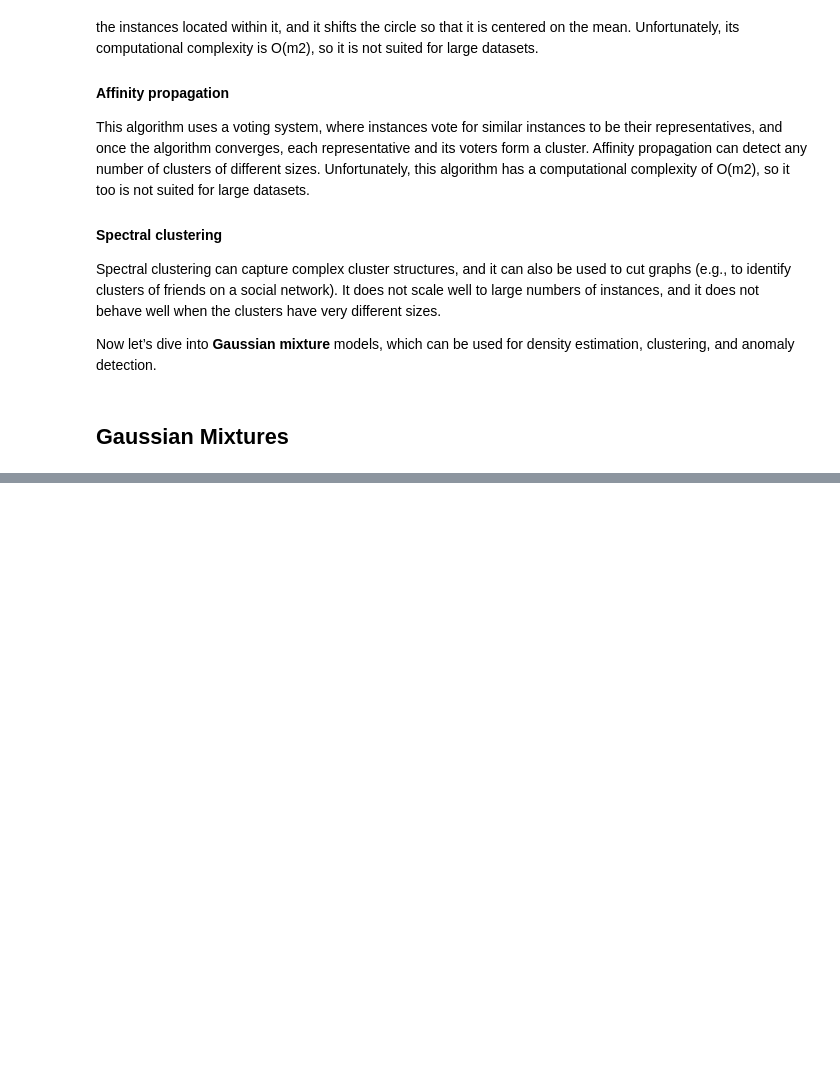
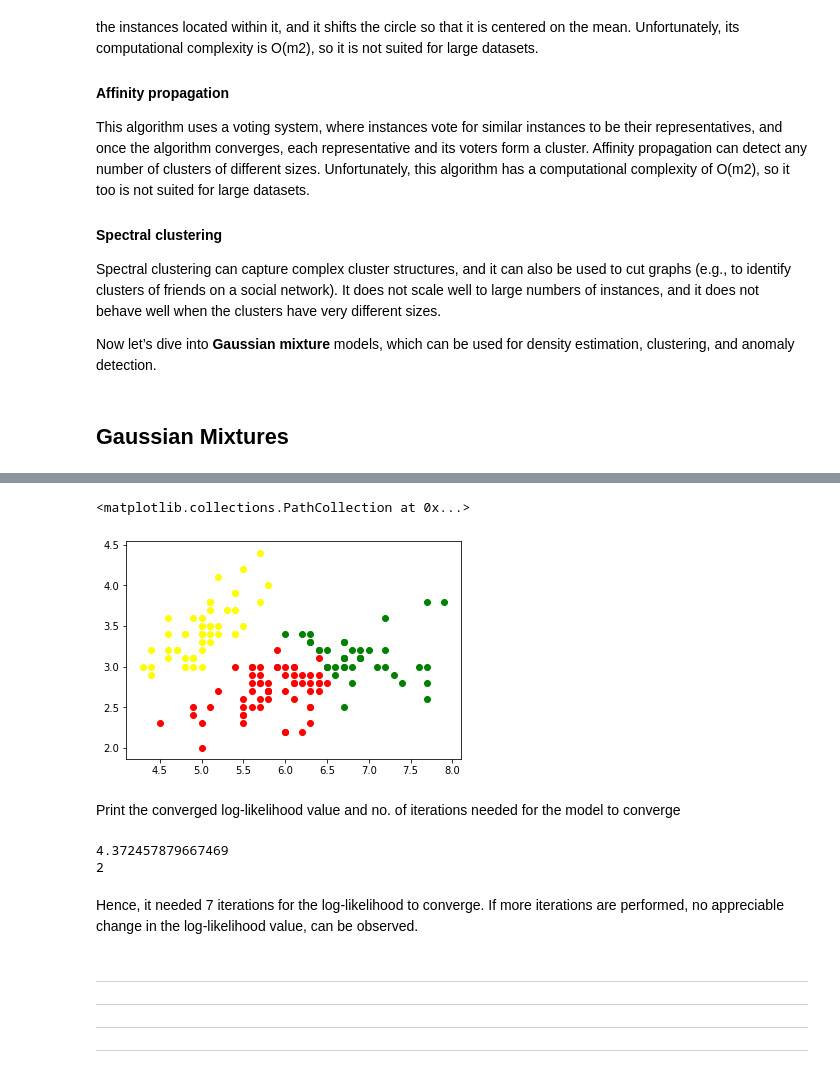
Before and after one commit to Bedirhangndnr/Hands_On_machine_Learning_CodesWithNotes, a Jupyter notebook: chapter9_Unsupervised_learning.ipynb, the cells around one changed output, grey strips where cells are left out. Cells and saved outputs as stored; diff of their text form; code cells hidden in the pictures; blank space fills up the shorter version.

```diff
--- a/chapter9_Unsupervised_learning.ipynb
+++ b/chapter9_Unsupervised_learning.ipynb
@@ -513,0 +618,4 @@ array([[[ 0.17036462, -0.10351121],
+# %%
+#Fitting data with 3 gaussians:
+gmm=GaussianMixture(n_components=3,n_init=10)
+gmm.fit(d)
@@ -513,0 +628,3 @@ array([[[ 0.17036462, -0.10351121],
+# %%
+labels=gmm.predict(d)
+labels
@@ -513,0 +639,35 @@ array([[[ 0.17036462, -0.10351121],
+# %%
+d['labels']=labels
+# %%
+d0=d[d['labels']==0]
+d1=d[d['labels']==1]
+d2=d[d['labels']==2]
+#d3=d[d['labels']==3]
+
+# plot three clusters in same plot
+plt.scatter(d0[0], d0[1], c ='r')
+plt.scatter(d1[0], d1[1], c ='yellow')
+plt.scatter(d2[0], d2[1], c ='g')
+#plt.scatter(d3[0], d3[1], c ='b')
+# %% [output]
+<matplotlib.collections.PathCollection at 0x...>
+[figure, added]
+# %% [markdown]
+Print the converged log-likelihood value and no. of iterations needed for the model to converge
+# %%
+# print the converged log-likelihood value
+print(gmm.lower_bound_)
+
+# print the number of iterations needed
+# for the log-likelihood value to converge
+print(gmm.n_iter_)
+# %% [output]
+4.372457879667469
+2
+# %% [markdown]
+Hence, it needed 7 iterations for the log-likelihood to converge. If more iterations are performed, no appreciable change in the log-likelihood value, can be observed.
+# %% [markdown]
+---
+---
+---
+---
```
Also changed, not shown: parts of 32 cells of this notebook.
